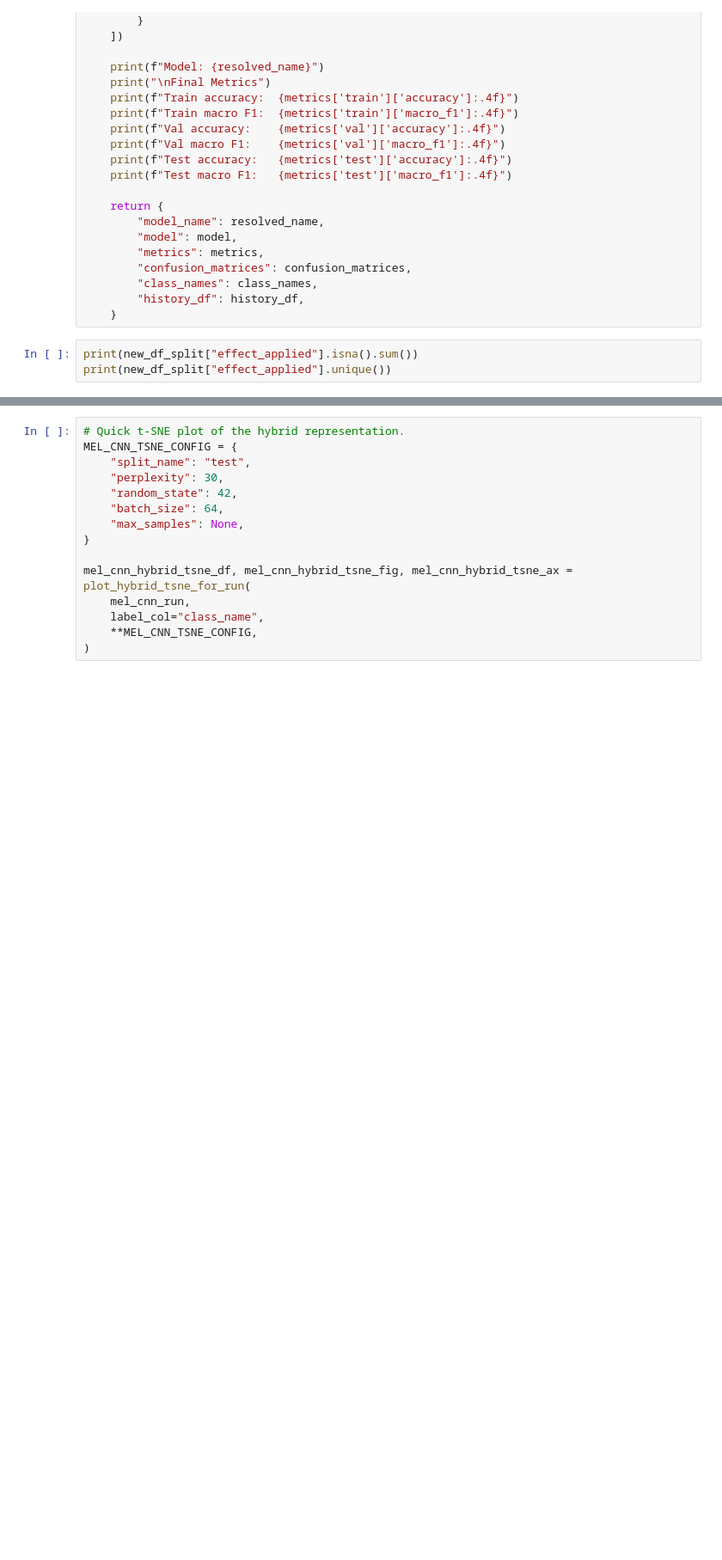
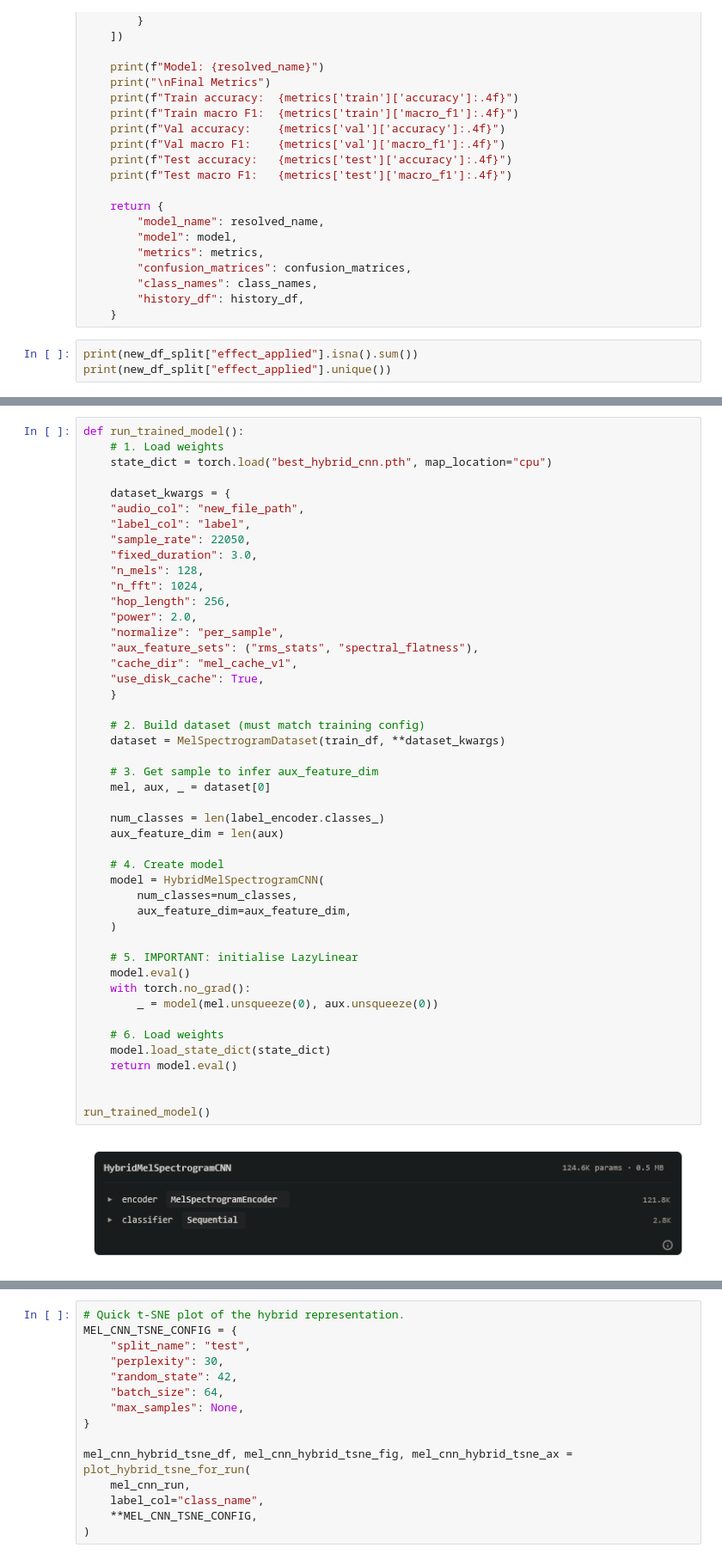
Before and after one commit to liam-holland/audio_machine_learning, a Jupyter notebook: Summative Assignment 2/final_work/__marimo__/model_experiments_marimo.ipynb, the cells around one changed output, grey strips where cells are left out. Shown at 86% size. Drawn from its saved outputs; the diff is of its cells as text; blank space fills up the shorter version.

```diff
--- a/Summative Assignment 2/final_work/__marimo__/model_experiments_marimo.ipynb
+++ b/Summative Assignment 2/final_work/__marimo__/model_experiments_marimo.ipynb
@@ -1472,0 +1649,48 @@ def plot_hybrid_tsne_for_run(
+# %%
+def run_trained_model():
+    # 1. Load weights
+    state_dict = torch.load("best_hybrid_cnn.pth", map_location="cpu")
+
+    dataset_kwargs = {
+    "audio_col": "new_file_path",
+    "label_col": "label",
+    "sample_rate": 22050,
+    "fixed_duration": 3.0,
+    "n_mels": 128,
+    "n_fft": 1024,
+    "hop_length": 256,
+    "power": 2.0,
+    "normalize": "per_sample",
+    "aux_feature_sets": ("rms_stats", "spectral_flatness"),
+    "cache_dir": "mel_cache_v1",
+    "use_disk_cache": True,
+    }
+
+    # 2. Build dataset (must match training config)
+    dataset = MelSpectrogramDataset(train_df, **dataset_kwargs)
+
+    # 3. Get sample to infer aux_feature_dim
+    mel, aux, _ = dataset[0]
+
+    num_classes = len(label_encoder.classes_)
+    aux_feature_dim = len(aux)
+
+    # 4. Create model
+    model = HybridMelSpectrogramCNN(
+        num_classes=num_classes,
+        aux_feature_dim=aux_feature_dim,
+    )
+
+    # 5. IMPORTANT: initialise LazyLinear
+    model.eval()
+    with torch.no_grad():
+        _ = model(mel.unsqueeze(0), aux.unsqueeze(0))
+
+    # 6. Load weights
+    model.load_state_dict(state_dict)
+    return model.eval()
+
+
+run_trained_model()
+# %% [output]
+[figure, added]
```
Also changed, not shown: parts of 17 cells of this notebook, 9 other files.
